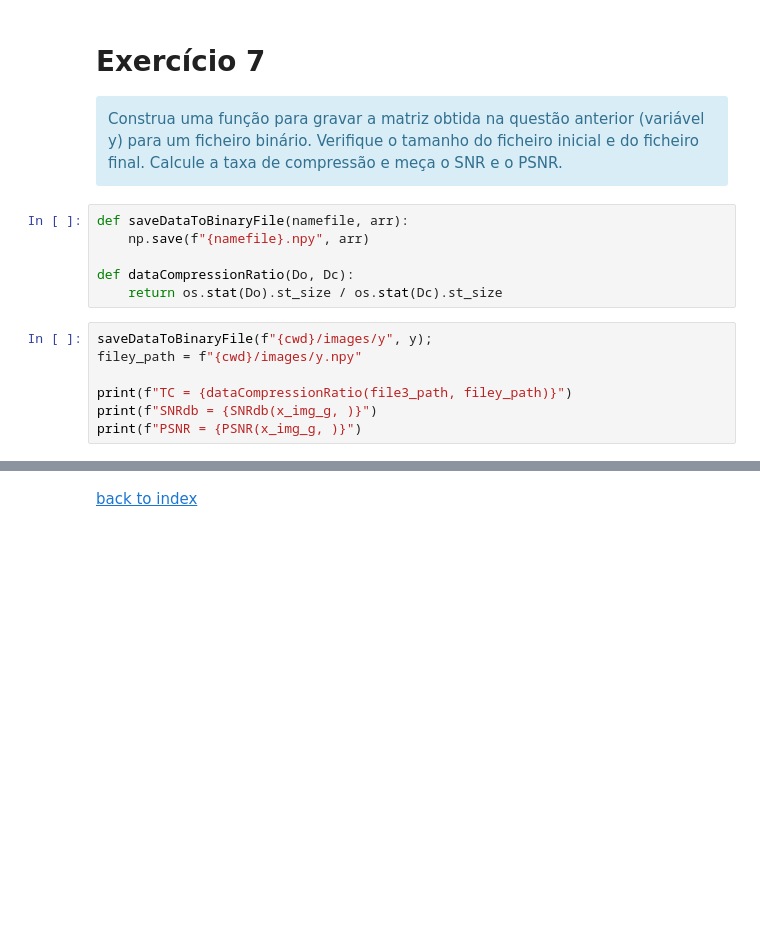
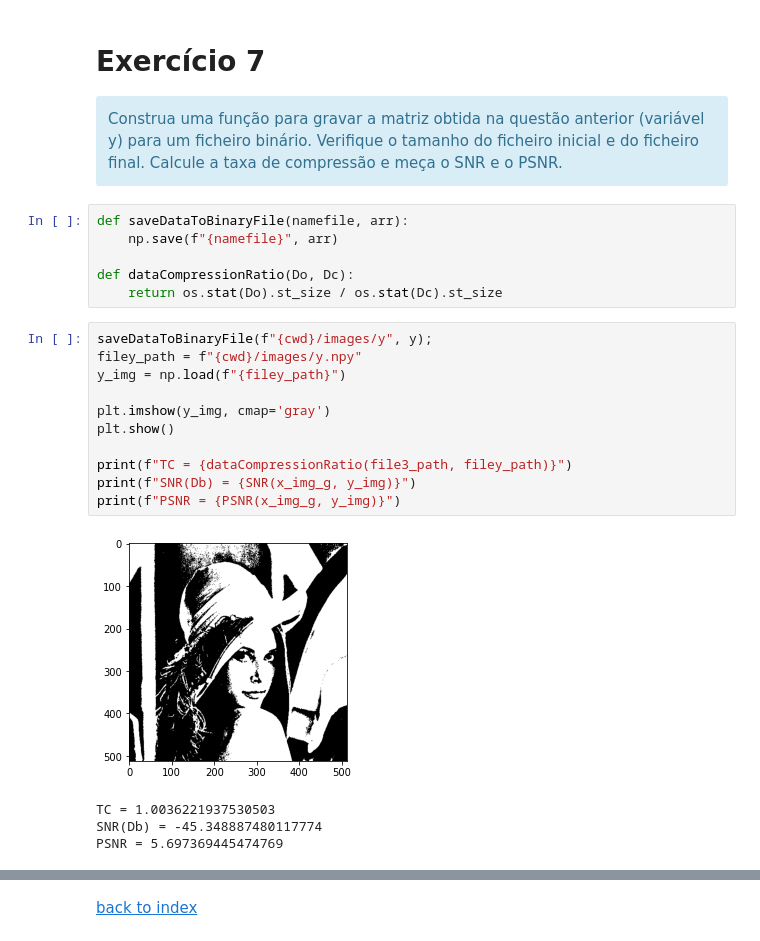
Before and after one commit to aquintelaoliveira/csm-leim-leic-2021sv, a Jupyter notebook: csm_env/_notebooks/trab-1/trab-1.ipynb, the cells around one changed output, grey strips where cells are left out. Saved outputs shown, nothing was run; the diff lists cells and outputs as text; blank space fills up the shorter version.

```diff
--- a/csm_env/_notebooks/trab-1/trab-1.ipynb
+++ b/csm_env/_notebooks/trab-1/trab-1.ipynb
@@ -208,14 +216,23 @@ Construa uma função para gravar a matriz obtida na questão anterior (variáve
 </div>
 # %%
 def saveDataToBinaryFile(namefile, arr):
-    np.save(f"{namefile}.npy", arr)
+    np.save(f"{namefile}", arr)
 
 def dataCompressionRatio(Do, Dc):
     return os.stat(Do).st_size / os.stat(Dc).st_size
 # %%
 saveDataToBinaryFile(f"{cwd}/images/y", y);
 filey_path = f"{cwd}/images/y.npy"
+y_img = np.load(f"{filey_path}")
+
+plt.imshow(y_img, cmap='gray')
+plt.show()
 
 print(f"TC = {dataCompressionRatio(file3_path, filey_path)}")
-print(f"SNRdb = {SNRdb(x_img_g, )}")
-print(f"PSNR = {PSNR(x_img_g, )}")
+print(f"SNR(Db) = {SNR(x_img_g, y_img)}")
+print(f"PSNR = {PSNR(x_img_g, y_img)}")
+# %% [output]
+[figure, added]
+TC = 1.0036221937530503
+SNR(Db) = -45.348887480117774
+PSNR = 5.697369445474769
```
Also changed, not shown: parts of 12 cells of this notebook, 4 other files.
